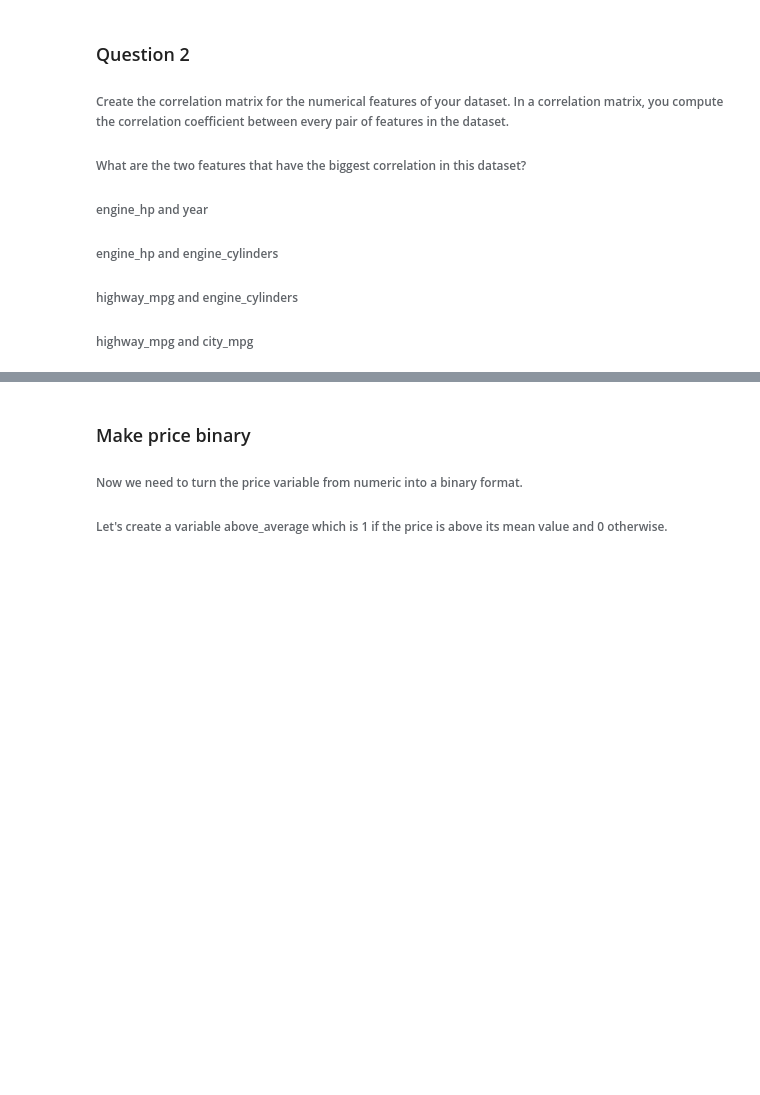
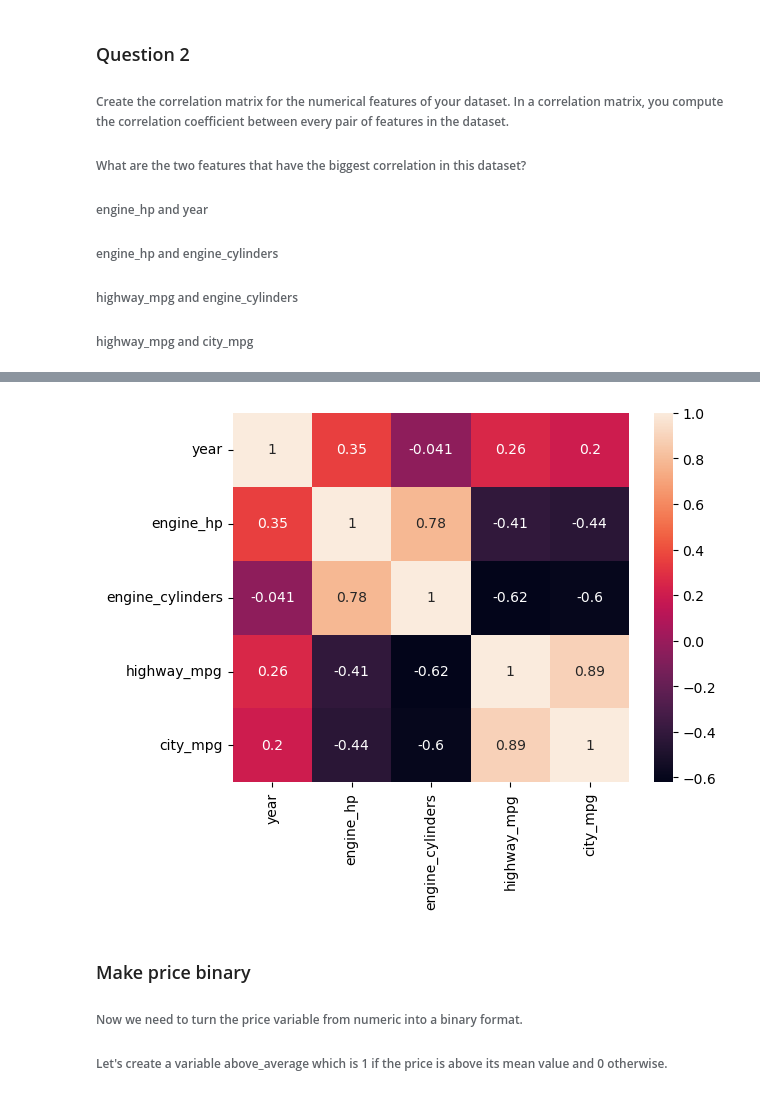
Before and after one commit to sam47-asfaw/ml_zoomcamp, a Jupyter notebook: 03-classification/HW-3.ipynb, the cells around one changed output, grey strips where cells are left out. Drawn from its saved outputs; the diff is of its cells as text; code cells hidden in the pictures; blank space fills up the shorter version.

```diff
--- a/03-classification/HW-3.ipynb
+++ b/03-classification/HW-3.ipynb
@@ -73,7 +73,7 @@ Index(['make', 'model', 'year', 'engine_hp', 'engine_cylinders',
        'msrp'],
       dtype='object')
 # %%
-df.rename(columns = {'msrp': 'price'})
+df.rename(columns = {'msrp': 'price'}, inplace = True)
 df.columns
 # %% [output]
 Index(['make', 'model', 'year', 'engine_hp', 'engine_cylinders',
@@ -104,0 +127,2 @@ df.transmission_type[df.transmission_type.value_counts().max()]
+# %%
+numeric = ['year', 'engine_hp','engine_cylinders','highway_mpg', 'city_mpg']
@@ -104,0 +145,2 @@ df.transmission_type[df.transmission_type.value_counts().max()]
+# %%
+corr_matrix = df[numeric].corr()
@@ -105,3 +156,8 @@ df.transmission_type[df.transmission_type.value_counts().max()]
+# %%
+sns.heatmap(corr_matrix, annot=True)
+plt.show()
+# %% [output]
+[figure, added]
 # %% [markdown]
 ### Make price binary
 ###### Now we need to turn the price variable from numeric into a binary format.
```
Also changed, not shown: parts of 44 cells of this notebook, 1 other file.
